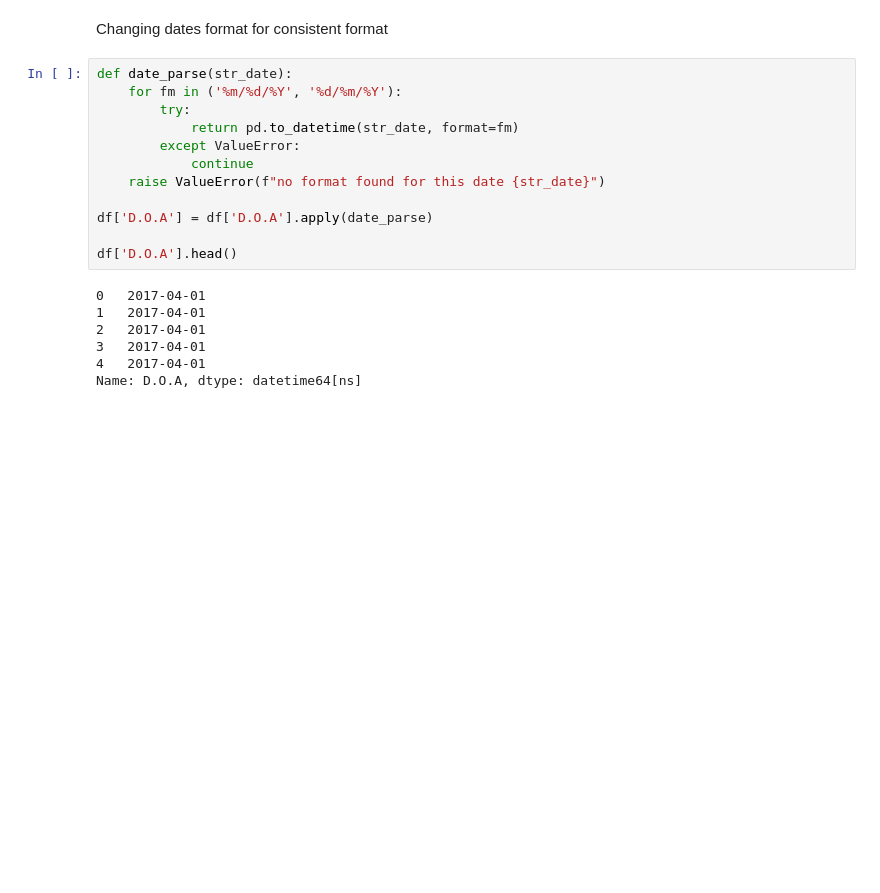
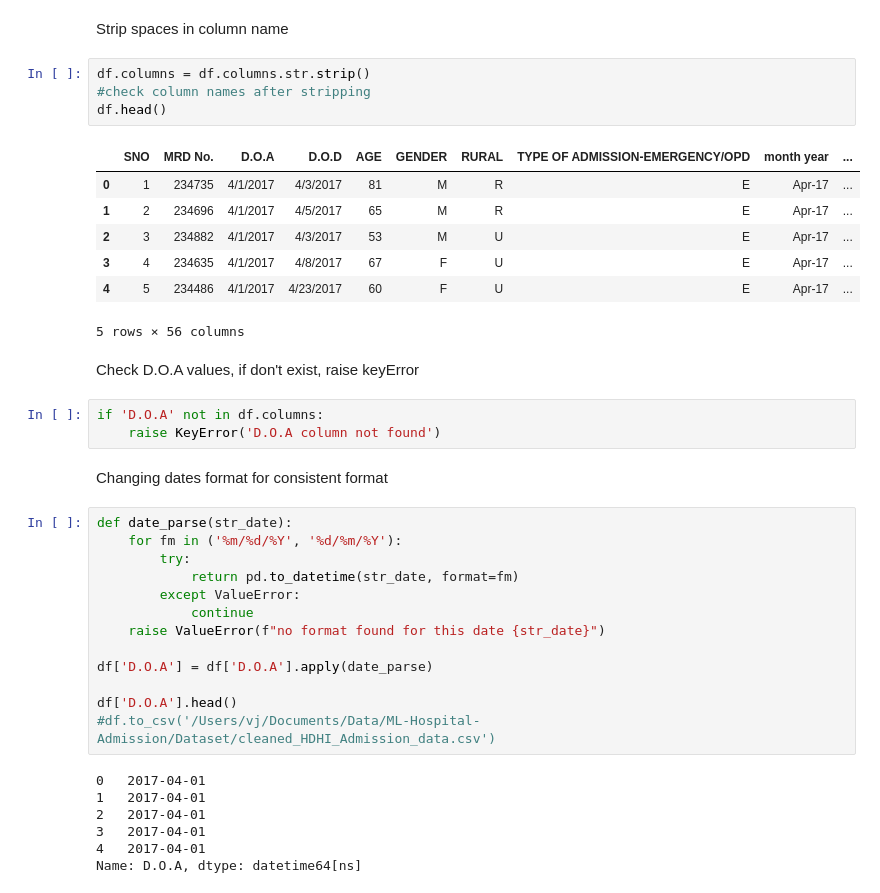
Before and after one commit to Vijay6868/ML-Hospital-Admission, a Jupyter notebook: Notebook/ml.ipynb, the cells around one changed output. Cells and saved outputs as stored; diff of their text form; blank space fills up the shorter version.

```diff
--- a/Notebook/ml.ipynb
+++ b/Notebook/ml.ipynb
@@ -21,3 +17,22 @@ df
+# %% [markdown]
+Strip spaces in column name
+# %%
+df.columns = df.columns.str.strip()
+#check column names after stripping
+df.head()
+# %% [output]
+|  | SNO | MRD No. | D.O.A | D.O.D | AGE | GENDER | RURAL | TYPE OF ADMISSION-EMERGENCY/OPD | month year | ... |
+| 0 | 1 | 234735 | 4/1/2017 | 4/3/2017 | 81 | M | R | E | Apr-17 | ... |
+| 1 | 2 | 234696 | 4/1/2017 | 4/5/2017 | 65 | M | R | E | Apr-17 | ... |
+| 2 | 3 | 234882 | 4/1/2017 | 4/3/2017 | 53 | M | U | E | Apr-17 | ... |
+| 3 | 4 | 234635 | 4/1/2017 | 4/8/2017 | 67 | F | U | E | Apr-17 | ... |
+| 4 | 5 | 234486 | 4/1/2017 | 4/23/2017 | 60 | F | U | E | Apr-17 | ... |
+5 rows × 56 columns
+# %% [markdown]
+Check D.O.A values, if don't exist, raise keyError
+# %%
+if 'D.O.A' not in df.columns:
+    raise KeyError('D.O.A column not found')
 # %% [markdown]
 Changing dates format for consistent format
 # %%
@@ -32,6 +47,7 @@ def date_parse(str_date):
 df['D.O.A'] = df['D.O.A'].apply(date_parse)
 
 df['D.O.A'].head()
+#df.to_csv('/Users/vj/Documents/Data/ML-Hospital-Admission/Dataset/cleaned_HDHI_Admission_data.csv')
 # %% [output]
 0   2017-04-01
 1   2017-04-01
```
Also changed, not shown: parts of 9 cells of this notebook, 3 other files.
